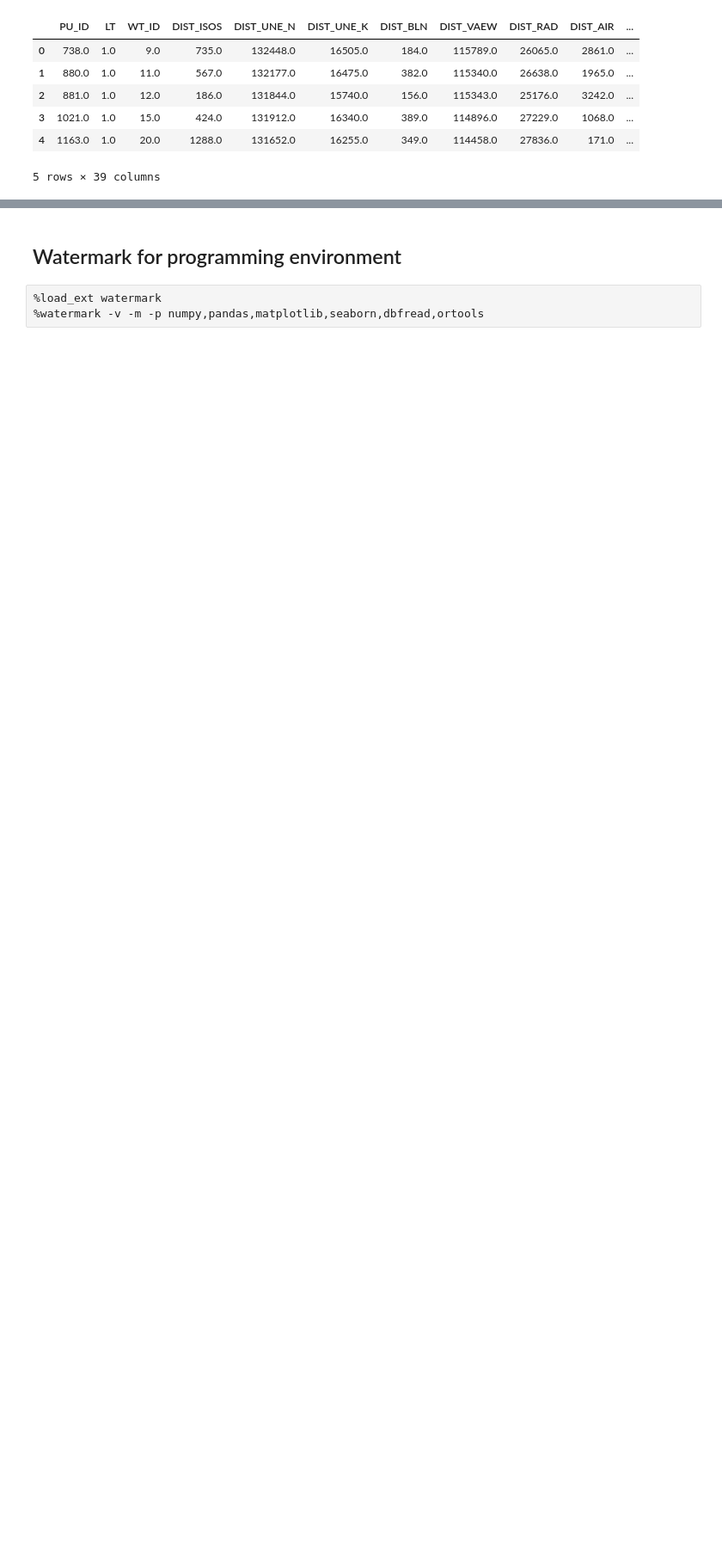
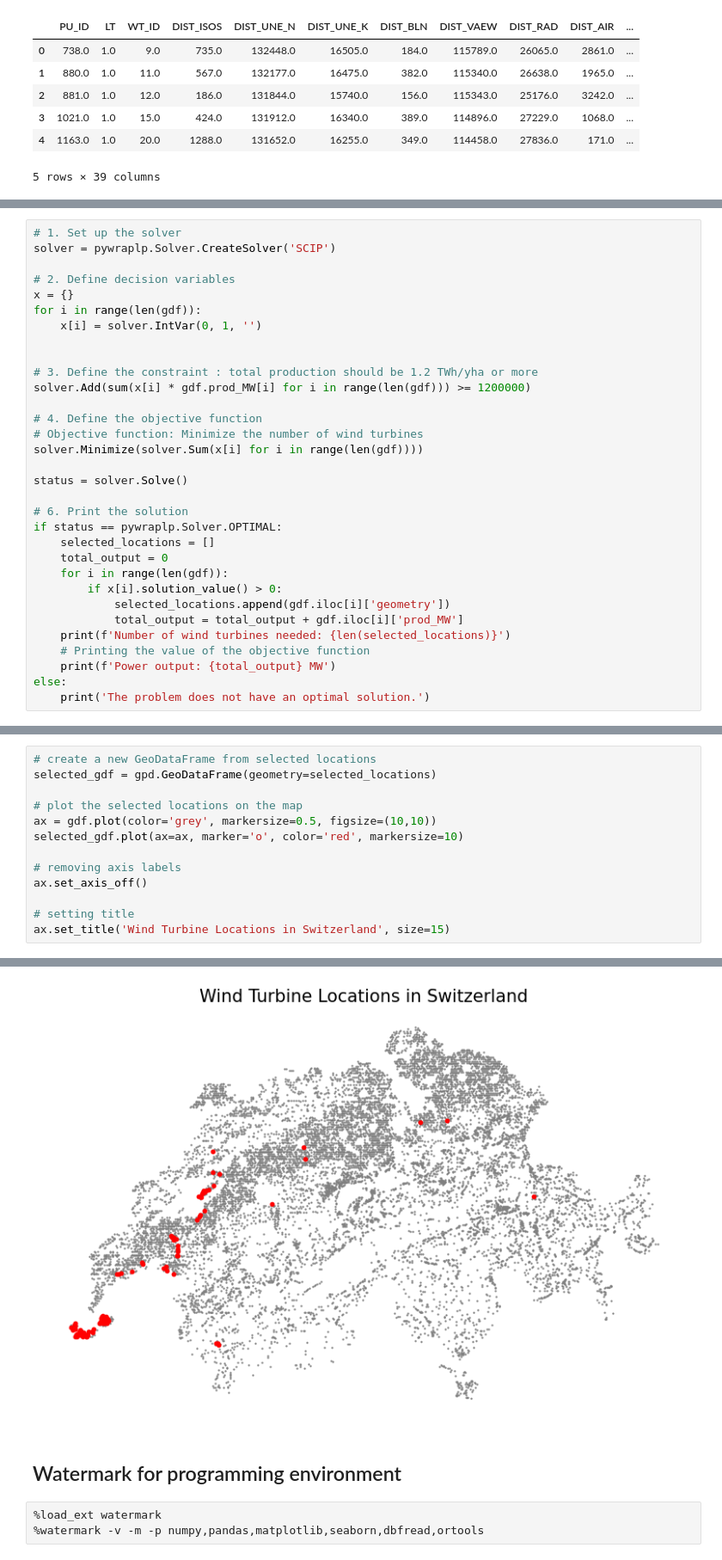
Before and after one commit to percw/Swiss_wind-turbine_optimization, a Jupyter notebook: wind_optimization.ipynb, the cells around one changed output, grey strips where cells are left out. Shown at 86% size. Saved outputs shown, nothing was run; the diff lists cells and outputs as text; blank space fills up the shorter version.

```diff
--- a/wind_optimization.ipynb
+++ b/wind_optimization.ipynb
@@ -218,0 +230,32 @@ fig.show()
+# %%
+# 1. Set up the solver
+solver = pywraplp.Solver.CreateSolver('SCIP')
+
+# 2. Define decision variables
+x = {}
+for i in range(len(gdf)):
+    x[i] = solver.IntVar(0, 1, '')
+
+
+# 3. Define the constraint : total production should be 1.2 TWh/yha or more
+solver.Add(sum(x[i] * gdf.prod_MW[i] for i in range(len(gdf))) >= 1200000)
+
+# 4. Define the objective function
+# Objective function: Minimize the number of wind turbines
+solver.Minimize(solver.Sum(x[i] for i in range(len(gdf))))
+
+status = solver.Solve()
+
+# 6. Print the solution
+if status == pywraplp.Solver.OPTIMAL:
+    selected_locations = []
+    total_output = 0
+    for i in range(len(gdf)):
+        if x[i].solution_value() > 0:
+            selected_locations.append(gdf.iloc[i]['geometry'])
+            total_output = total_output + gdf.iloc[i]['prod_MW']
+    print(f'Number of wind turbines needed: {len(selected_locations)}')
+    # Printing the value of the objective function
+    print(f'Power output: {total_output} MW')
+else:
+    print('The problem does not have an optimal solution.')
@@ -218,0 +265,14 @@ fig.show()
+# %%
+# create a new GeoDataFrame from selected locations
+selected_gdf = gpd.GeoDataFrame(geometry=selected_locations)
+
+# plot the selected locations on the map
+ax = gdf.plot(color='grey', markersize=0.5, figsize=(10,10))
+selected_gdf.plot(ax=ax, marker='o', color='red', markersize=10)
+
+# removing axis labels
+ax.set_axis_off()
+
+# setting title
+ax.set_title('Wind Turbine Locations in Switzerland', size=15)
+# %% [output]
@@ -219,3 +280,4 @@ fig.show()
+[figure, added]
 # %% [markdown]
 ## Watermark for programming environment
 # %%
```
Also changed, not shown: parts of 16 cells of this notebook.
